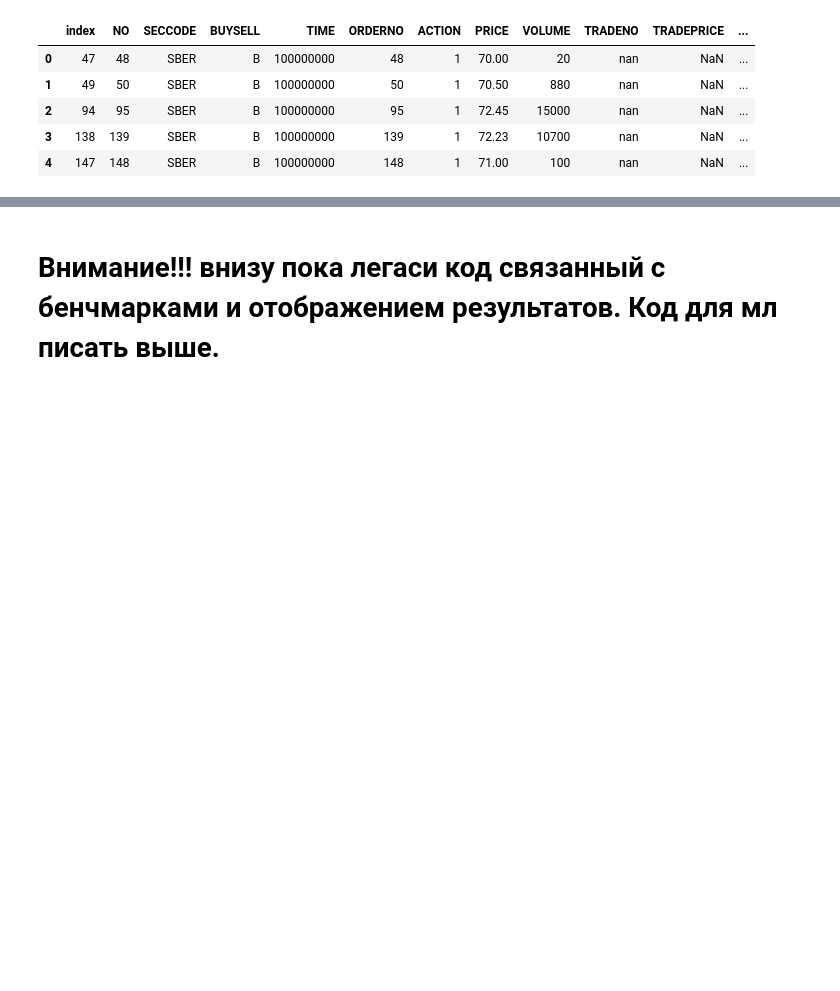
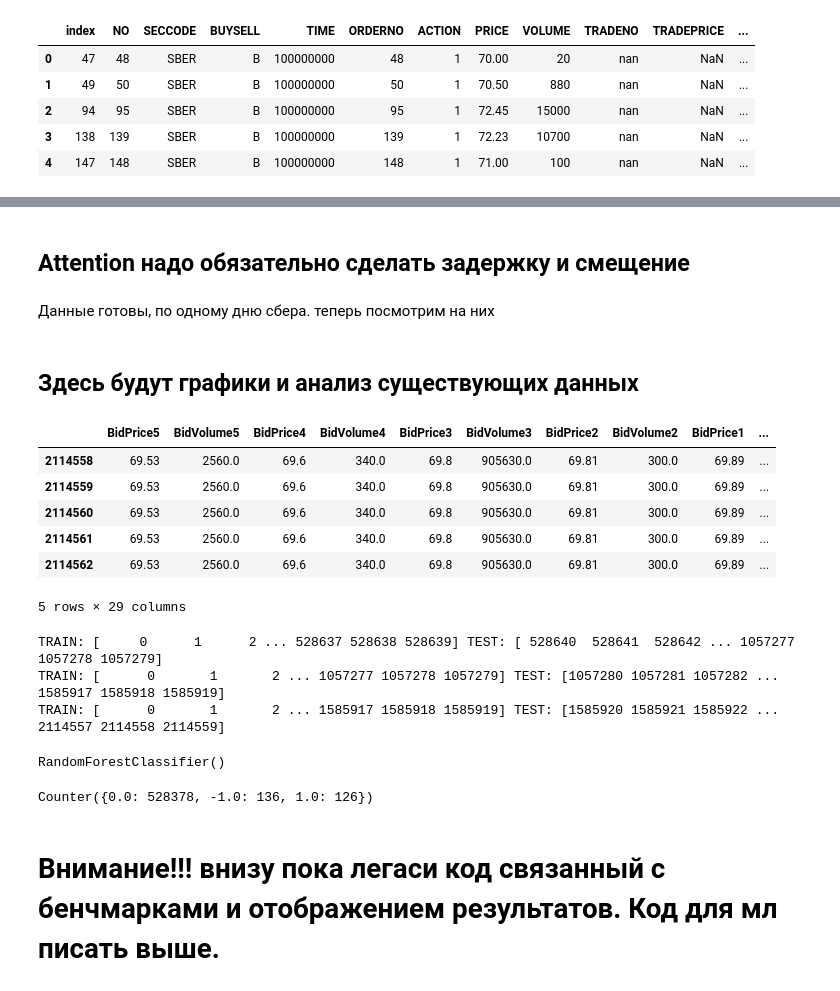
Before and after one commit to koteyevlev/MarketMakingMLAlgo, a Jupyter notebook: MLBacktest.ipynb, the cells around one changed output, grey strips where cells are left out. Cells and saved outputs as stored; diff of their text form; code cells hidden in the pictures; blank space fills up the shorter version.

Commit message:
data

```diff
--- a/MLBacktest.ipynb
+++ b/MLBacktest.ipynb
@@ -460,7 +314,7 @@ plt.plot(graph)
 # %% [markdown]
 # Создадим стакан способный сам матчить все заявки и сравним с оригиналом
 # %%
-date = "20150527"
+date = "20150310"
 data = fol[fol["SECCODE"] == "SBER"]
 data = data[data["ACTION"] != 2]
 data["DATE"] = date
@@ -751,12 +720,69 @@ for i in tqdm(range(len(records))):
 # %%
-columns = []
-for col in ["Bid", "Ask"]:
-    for num in range(1, 1 + deep):
-        if col == "Bid":
-            num = deep - num + 1
-        columns.append(col + "Price" + str(num))
-        columns.append(col + "Volume" + str(num))
-pd.DataFrame(np.stack(raw_data, axis=0), columns=columns)
+def get_df_y(raw_data, deep):
+    columns = []
+    for col in ["Bid", "Ask"]:
+        for num in range(1, 1 + deep):
+            if col == "Bid":
+                num = deep - num + 1
+            columns.append(col + "Price" + str(num))
+            columns.append(col + "Volume" + str(num))
+    columns += ["Last Trade Price"] + ["Last Trade Volume"] + ["Side"] + ["isNewTrade"] + \
+    ["LastDealTime"] + ["Date"] + ["Time"] + ["SMA5"] + ["SMA10"] + ["SMA30"] + ["SMA50"] + ["SMA100"] +\
+    ["EMA5"] + ["EMA10"] + ["EMA30"] + ["EMA100"] + ["STD10"] + ["STD50"] + ["STD100"] + ["STD1000"] +\
+    ["RSI14"] + ["RSI30"] + ["RSI50"] + ["RSI100"]
+    snapschot = pd.DataFrame(np.stack(raw_data, axis=0), columns=columns)
+    y = np.array(snapschot["isNewTrade"])
+    df = snapschot.drop(["isNewTrade"], axis=1)
+    return df, y, snapschot
+
+deep = 5
+df, y, snapschot = get_df_y(raw_data, deep)
+snapschot[40000:40050]
+snapschot.to_csv("SBER20150310.csv")
+# %% [markdown]
+## Attention надо обязательно сделать задержку и смещение
+# %% [markdown]
+Данные готовы, по одному дню сбера. теперь посмотрим на них
+# %% [markdown]
+## Здесь будут графики и анализ существующих данных
+# %%
+df["LiquidityBid"] = 0
+df["LiquidityAsk"] = 0
+for i in range(1, 1 + deep):
+    df['LiquidityAsk'] += df["AskVolume" + str(i)]
+    df["LiquidityBid"] += df["BidVolume" + str(i)]
+
+df["BidLiquidityRatio"] = df["LiquidityBid"] / (df["LiquidityBid"] + df["LiquidityAsk"])
+df.tail()
+# %% [output]
+|  | BidPrice5 | BidVolume5 | BidPrice4 | BidVolume4 | BidPrice3 | BidVolume3 | BidPrice2 | BidVolume2 | BidPrice1 | ... |
+| 2114558 | 69.53 | 2560.0 | 69.6 | 340.0 | 69.8 | 905630.0 | 69.81 | 300.0 | 69.89 | ... |
+| 2114559 | 69.53 | 2560.0 | 69.6 | 340.0 | 69.8 | 905630.0 | 69.81 | 300.0 | 69.89 | ... |
+| 2114560 | 69.53 | 2560.0 | 69.6 | 340.0 | 69.8 | 905630.0 | 69.81 | 300.0 | 69.89 | ... |
+| 2114561 | 69.53 | 2560.0 | 69.6 | 340.0 | 69.8 | 905630.0 | 69.81 | 300.0 | 69.89 | ... |
+| 2114562 | 69.53 | 2560.0 | 69.6 | 340.0 | 69.8 | 905630.0 | 69.81 | 300.0 | 69.89 | ... |
+5 rows × 29 columns
+# %%
+from sklearn.model_selection import TimeSeriesSplit
+
+tscv = TimeSeriesSplit(3) # мало сплитов потому что по некоторым спутникам слишком мало наблюдений
+for train_index, test_index in tscv.split(df):
+    print("TRAIN:", train_index, "TEST:", test_index)
+    X_train, X_test = df[train_index], df[test_index]
+    y_train, y_test = y[train_index], y[test_index]
+# %% [output]
+TRAIN: [     0      1      2 ... 528637 528638 528639] TEST: [ 528640  528641  528642 ... 1057277 1057278 1057279]
+TRAIN: [      0       1       2 ... 1057277 1057278 1057279] TEST: [1057280 1057281 1057282 ... 1585917 1585918 1585919]
+TRAIN: [      0       1       2 ... 1585917 1585918 1585919] TEST: [1585920 1585921 1585922 ... 2114557 2114558 2114559]
+# %%
+model = RandomForestClassifier()
+model.fit(X_train, y_train)
+# %% [output]
+RandomForestClassifier()
+# %%
+Counter(model.predict(X_test))
+# %% [output]
+Counter({0.0: 528378, -1.0: 136, 1.0: 126})
 # %% [markdown]
 # Внимание!!! внизу пока легаси код связанный с бенчмарками и отображением результатов. Код для мл писать выше.
 # %%
```
Also changed, not shown: parts of 22 cells of this notebook.
